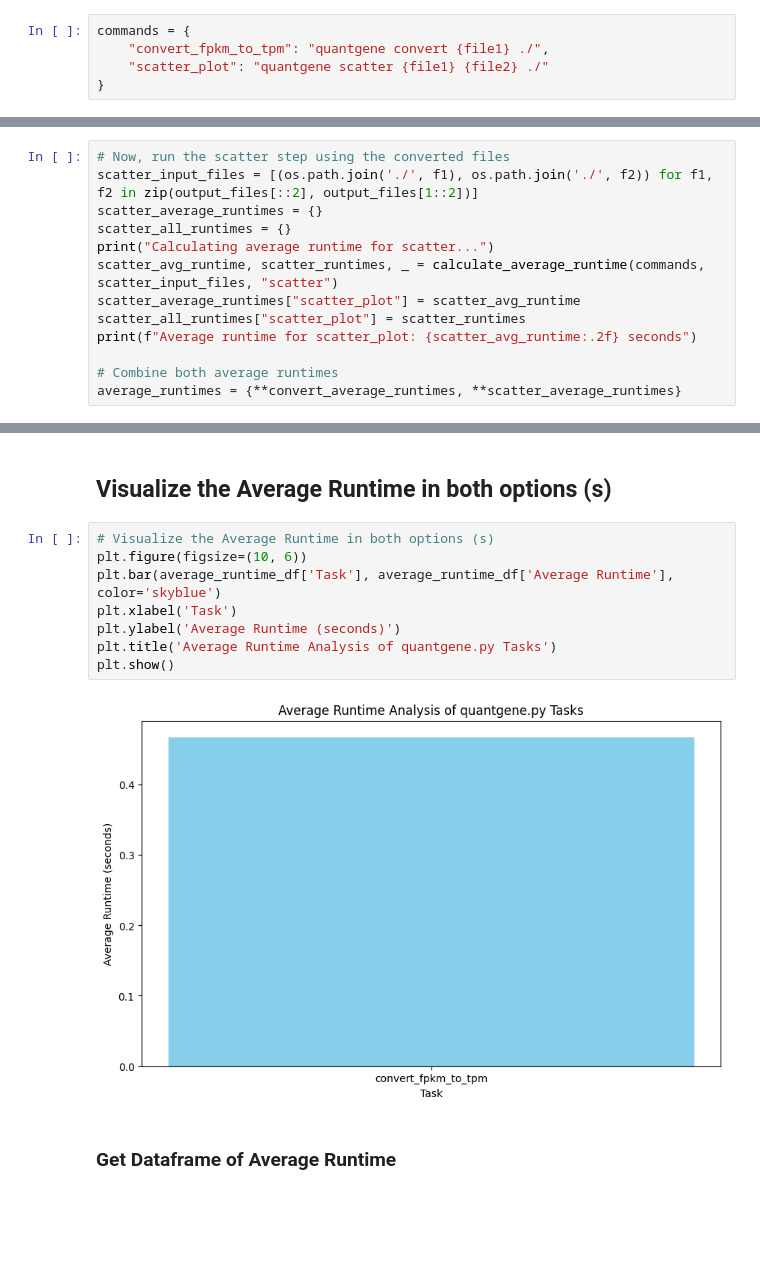
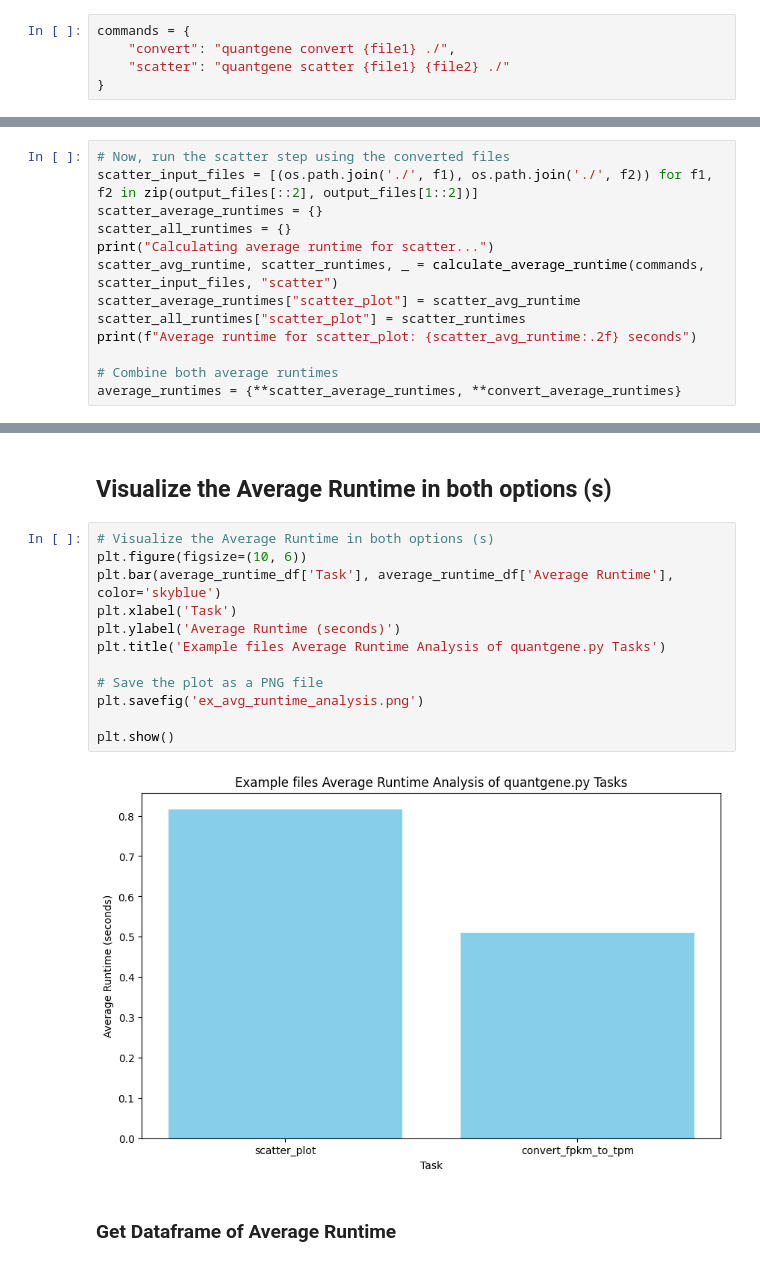
Before and after one commit to kmjsm2/cse185_final_project, a Jupyter notebook: analysis/analysis.ipynb, the cells around one changed output, grey strips where cells are left out. Cells and saved outputs as stored; diff of their text form; blank space fills up the shorter version.

Commit message:
plot update/ analysis

```diff
--- a/analysis/analysis.ipynb
+++ b/analysis/analysis.ipynb
@@ -134,8 +25,8 @@ input_files = [
 ]
 # %%
 commands = {
-    "convert_fpkm_to_tpm": "quantgene convert {file1} ./",
-    "scatter_plot": "quantgene scatter {file1} {file2} ./"
+    "convert": "quantgene convert {file1} ./",
+    "scatter": "quantgene scatter {file1} {file2} ./"
 }
 # %%
 def calculate_average_runtime(commands, file_pairs, mode):
@@ -188,4 +85,4 @@ scatter_all_runtimes["scatter_plot"] = scatter_runtimes
 print(f"Average runtime for scatter_plot: {scatter_avg_runtime:.2f} seconds")
 
 # Combine both average runtimes
-average_runtimes = {**convert_average_runtimes, **scatter_average_runtimes}
+average_runtimes = {**scatter_average_runtimes, **convert_average_runtimes}
@@ -199,13 +102,17 @@ average_runtime_df = pd.DataFrame(list(average_runtimes.items()), columns=['Task
 # %%
 # Visualize the Average Runtime in both options (s)
 plt.figure(figsize=(10, 6))
 plt.bar(average_runtime_df['Task'], average_runtime_df['Average Runtime'], color='skyblue')
 plt.xlabel('Task')
 plt.ylabel('Average Runtime (seconds)')
-plt.title('Average Runtime Analysis of quantgene.py Tasks')
+plt.title('Example files Average Runtime Analysis of quantgene.py Tasks')
+
+# Save the plot as a PNG file
+plt.savefig('ex_avg_runtime_analysis.png')
+
 plt.show()
 # %% [output]
-[figure, old version]
+[figure, new version]
 # %% [markdown]
 ### Get Dataframe of Average Runtime
 # %%
```
Also changed, not shown: parts of 4 cells of this notebook, 3 other files.
